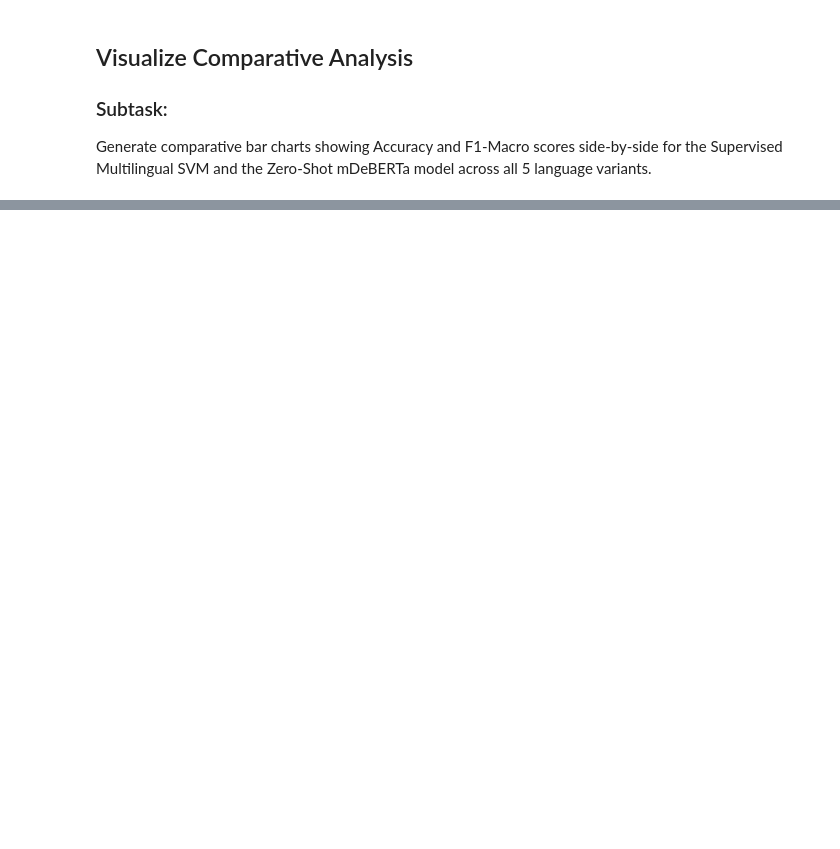
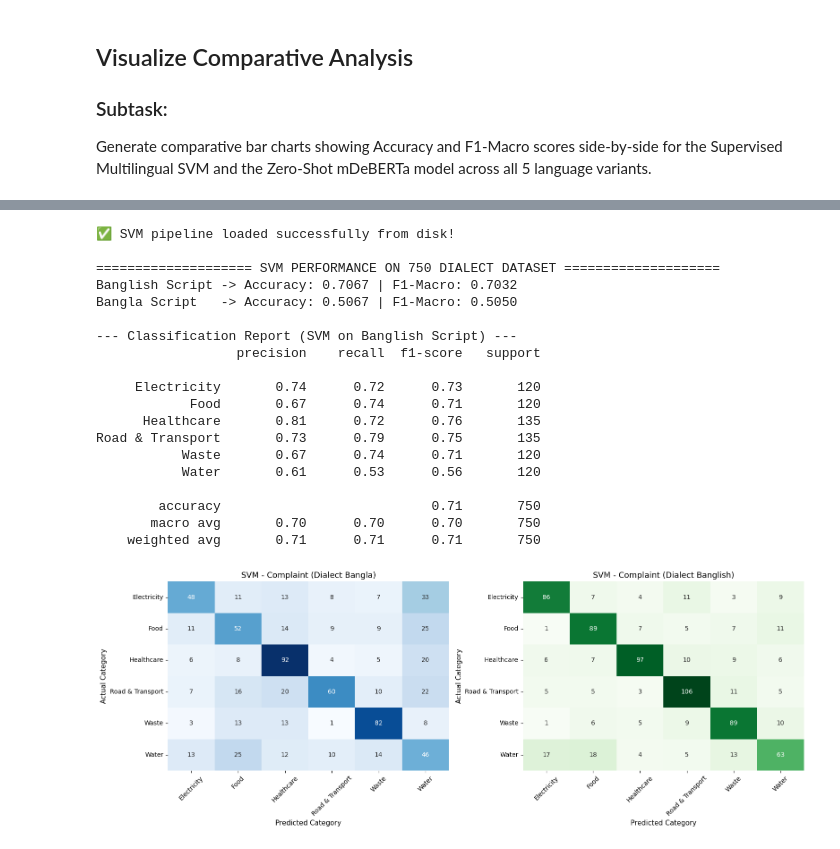
Before and after one commit to SalehinShan/smart-service-complaint-understanding, a Jupyter notebook: slscData.ipynb, the cells around one changed output, grey strips where cells are left out. Drawn from its saved outputs; the diff is of its cells as text; code cells hidden in the pictures; blank space fills up the shorter version.

```diff
--- a/slscData.ipynb
+++ b/slscData.ipynb
@@ -1672,0 +1349,79 @@ VBox(children=(Dropdown(description='Classifier:', options=('Supervised SVM', 'Z
+# %%
+import joblib
+import pandas as pd
+import numpy as np
+from sklearn.metrics import confusion_matrix, classification_report, accuracy_score, f1_score
+import matplotlib.pyplot as plt
+import seaborn as sns
+
+# 1. Load the saved Multilingual SVM Pipeline
+svm_model_path = '/content/multilingual_grievance_svm_pipeline.pkl'
+try:
+    svm_pipeline = joblib.load(svm_model_path)
+    print("✅ SVM pipeline loaded successfully from disk!")
+except Exception as e:
+    print(f"❌ Could not load SVM pipeline: {e}. Please ensure you ran the SVM training cell earlier.")
+
+# 2. Load the 750 dialect complaints dataset
+df_750 = pd.read_csv('/content/750complaint_dialect - New_Dialect_Complaints_250_Set3.csv')
+df_750 = df_750.dropna(subset=['Dialect', 'Category']) # Clean stray empty rows
+
+y_true = df_750['Category'].astype(str).str.strip().tolist()
+classes = sorted(list(set(y_true)))
+
+# 3. Test on both Banglish and Bangla text columns
+texts_banglish = df_750['Complaint (Dialect Banglish)'].astype(str).tolist()
+texts_bangla = df_750['Complaint (Dialect Bangla)'].astype(str).tolist()
+
+preds_banglish = svm_pipeline.predict(texts_banglish)
+preds_bangla = svm_pipeline.predict(texts_bangla)
+
+# 4. Print Overall Metrics Comparison
+print(f"\n{'='*20} SVM PERFORMANCE ON 750 DIALECT DATASET {'='*20}")
+print(f"Banglish Script -> Accuracy: {accuracy_score(y_true, preds_banglish):.4f} | F1-Macro: {f1_score(y_true, preds_banglish, average='macro'):.4f}")
+print(f"Bangla Script   -> Accuracy: {accuracy_score(y_true, preds_bangla):.4f} | F1-Macro: {f1_score(y_true, preds_bangla, average='macro'):.4f}")
+
+# Detailed Classification Report for Banglish Script
+print("\n--- Classification Report (SVM on Banglish Script) ---")
+print(classification_report(y_true, preds_banglish, zero_division=0))
+
+# 5. Plot Side-by-Side Confusion Matrices for SVM
+fig, axes = plt.subplots(1, 2, figsize=(16, 6))
+
+cm_bangla = confusion_matrix(y_true, preds_bangla, labels=classes)
+sns.heatmap(cm_bangla, annot=True, fmt='d', xticklabels=classes, yticklabels=classes, cmap='Blues', cbar=False, ax=axes[0])
+axes[0].set_title("SVM - Complaint (Dialect Bangla)", fontsize=13)
+axes[0].set_xlabel("Predicted Category", fontsize=11)
+axes[0].set_ylabel("Actual Category", fontsize=11)
+axes[0].tick_params(axis='x', rotation=45)
+
+cm_banglish = confusion_matrix(y_true, preds_banglish, labels=classes)
+sns.heatmap(cm_banglish, annot=True, fmt='d', xticklabels=classes, yticklabels=classes, cmap='Greens', cbar=False, ax=axes[1])
+axes[1].set_title("SVM - Complaint (Dialect Banglish)", fontsize=13)
+axes[1].set_xlabel("Predicted Category", fontsize=11)
+axes[1].set_ylabel("Actual Category", fontsize=11)
+axes[1].tick_params(axis='x', rotation=45)
+
+plt.tight_layout()
+plt.show()
+# %% [output]
+✅ SVM pipeline loaded successfully from disk!
+
+==================== SVM PERFORMANCE ON 750 DIALECT DATASET ====================
+Banglish Script -> Accuracy: 0.7067 | F1-Macro: 0.7032
+Bangla Script   -> Accuracy: 0.5067 | F1-Macro: 0.5050
+
+--- Classification Report (SVM on Banglish Script) ---
+                  precision    recall  f1-score   support
+
+     Electricity       0.74      0.72      0.73       120
+            Food       0.67      0.74      0.71       120
+      Healthcare       0.81      0.72      0.76       135
+Road & Transport       0.73      0.79      0.75       135
+           Waste       0.67      0.74      0.71       120
+           Water       0.61      0.53      0.56       120
+
+        accuracy                           0.71       750
+       macro avg       0.70      0.70      0.70       750
+    weighted avg       0.71      0.71      0.71       750
+[figure, added]
```
Also changed, not shown: parts of 35 cells of this notebook.
